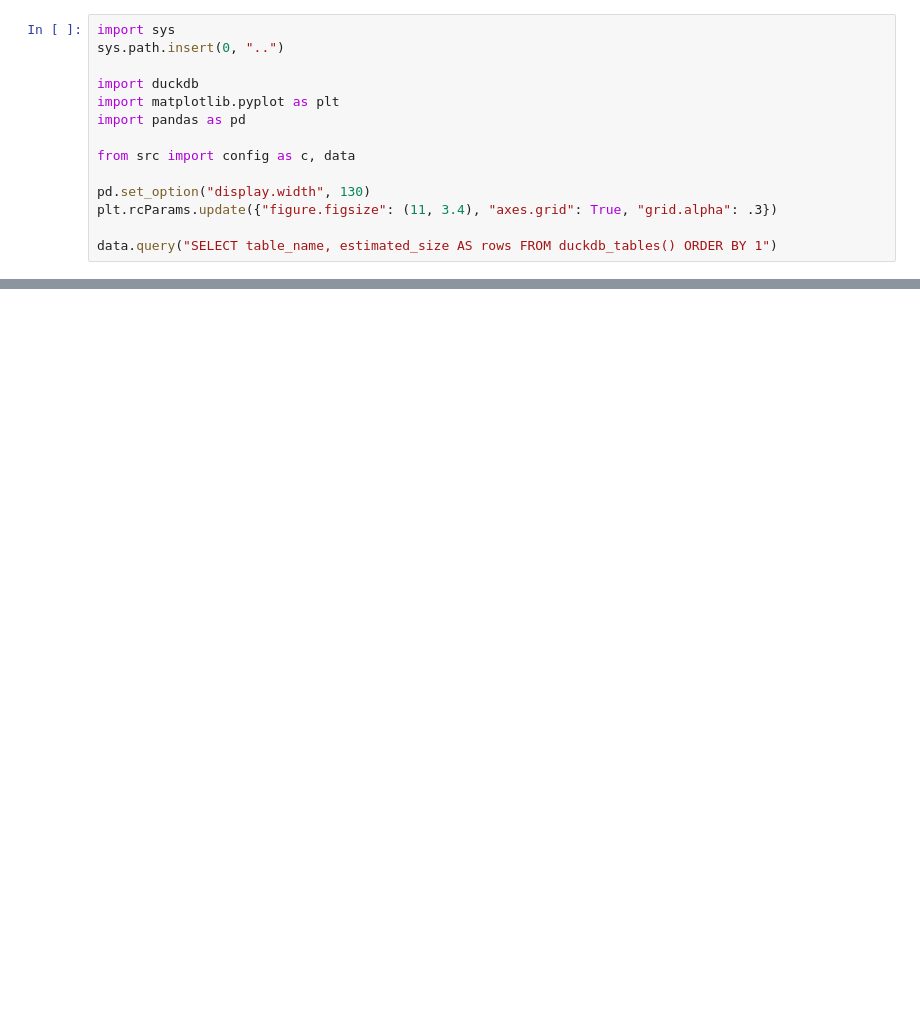
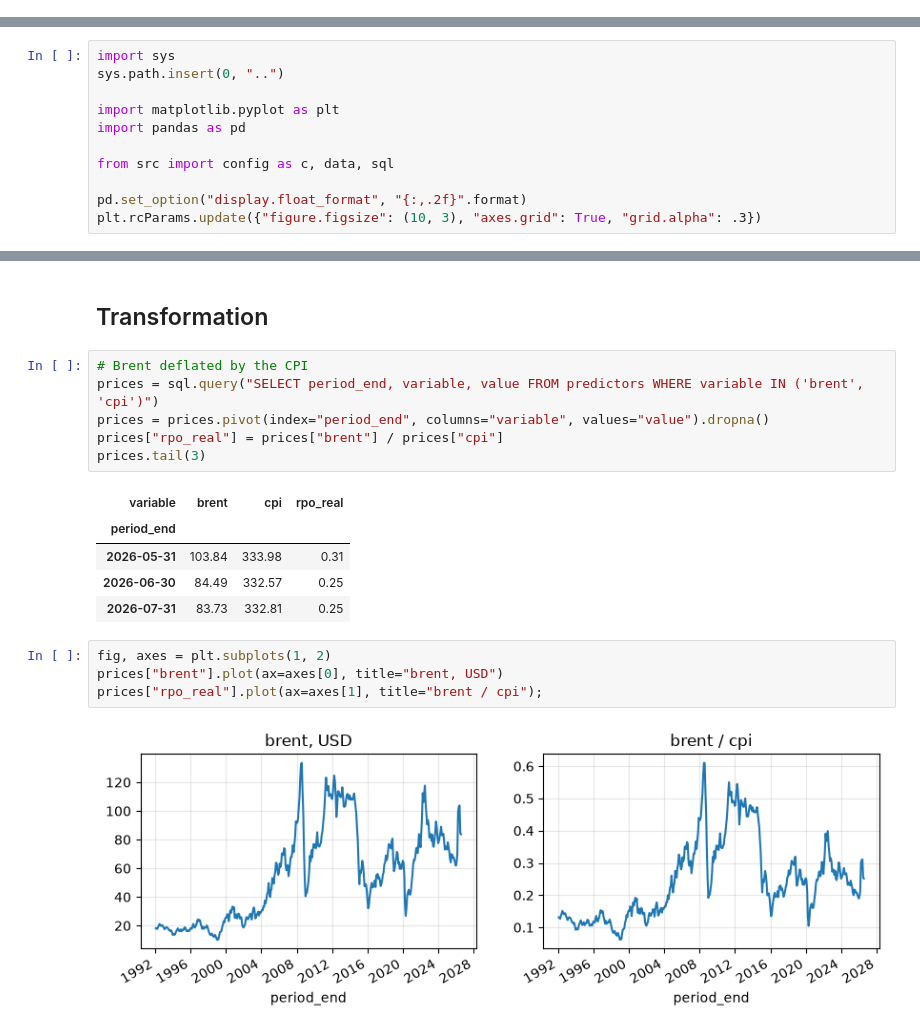
Before and after one commit to malobouygues/Oil_demand_forecasting, a Jupyter notebook: notebooks/01_data.ipynb, the cells around one changed output, grey strips where cells are left out. Cells and saved outputs as stored; diff of their text form; blank space fills up the shorter version.

```diff
--- a/notebooks/01_data.ipynb
+++ b/notebooks/01_data.ipynb
@@ -14,14 +0,0 @@ Raw files sit in `data/<source>/`, the built tables in `data/oil.duckdb`, the SQ
-# %%
-import sys
-sys.path.insert(0, "..")
-
-import duckdb
-import matplotlib.pyplot as plt
-import pandas as pd
-
-from src import config as c, data
-
-pd.set_option("display.width", 130)
-plt.rcParams.update({"figure.figsize": (11, 3.4), "axes.grid": True, "grid.alpha": .3})
-
-data.query("SELECT table_name, estimated_size AS rows FROM duckdb_tables() ORDER BY 1")
@@ -779,0 +3,11 @@ turns it into a supervised learning problem.
+# %%
+import sys
+sys.path.insert(0, "..")
+
+import matplotlib.pyplot as plt
+import pandas as pd
+
+from src import config as c, data, sql
+
+pd.set_option("display.float_format", "{:,.2f}".format)
+plt.rcParams.update({"figure.figsize": (10, 3), "axes.grid": True, "grid.alpha": .3})
@@ -779,0 +355,20 @@ turns it into a supervised learning problem.
+# %% [markdown]
+## Transformation
+# %%
+# Brent deflated by the CPI
+prices = sql.query("SELECT period_end, variable, value FROM predictors WHERE variable IN ('brent', 'cpi')")
+prices = prices.pivot(index="period_end", columns="variable", values="value").dropna()
+prices["rpo_real"] = prices["brent"] / prices["cpi"]
+prices.tail(3)
+# %% [output]
+| variable | brent | cpi | rpo_real |
+| period_end |  |  |  |
+| 2026-05-31 | 103.84 | 333.98 | 0.31 |
+| 2026-06-30 | 84.49 | 332.57 | 0.25 |
+| 2026-07-31 | 83.73 | 332.81 | 0.25 |
+# %%
+fig, axes = plt.subplots(1, 2)
+prices["brent"].plot(ax=axes[0], title="brent, USD")
+prices["rpo_real"].plot(ax=axes[1], title="brent / cpi");
+# %% [output]
+[figure, added]
```
Also changed, not shown: parts of 105 cells of this notebook, 6 other files.
